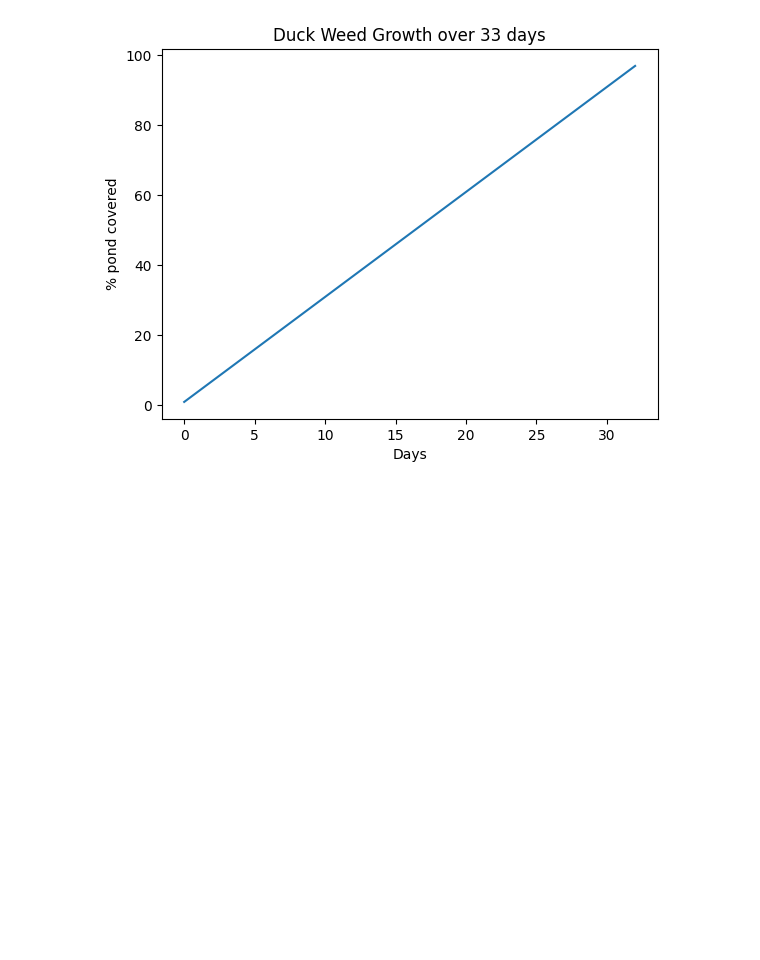
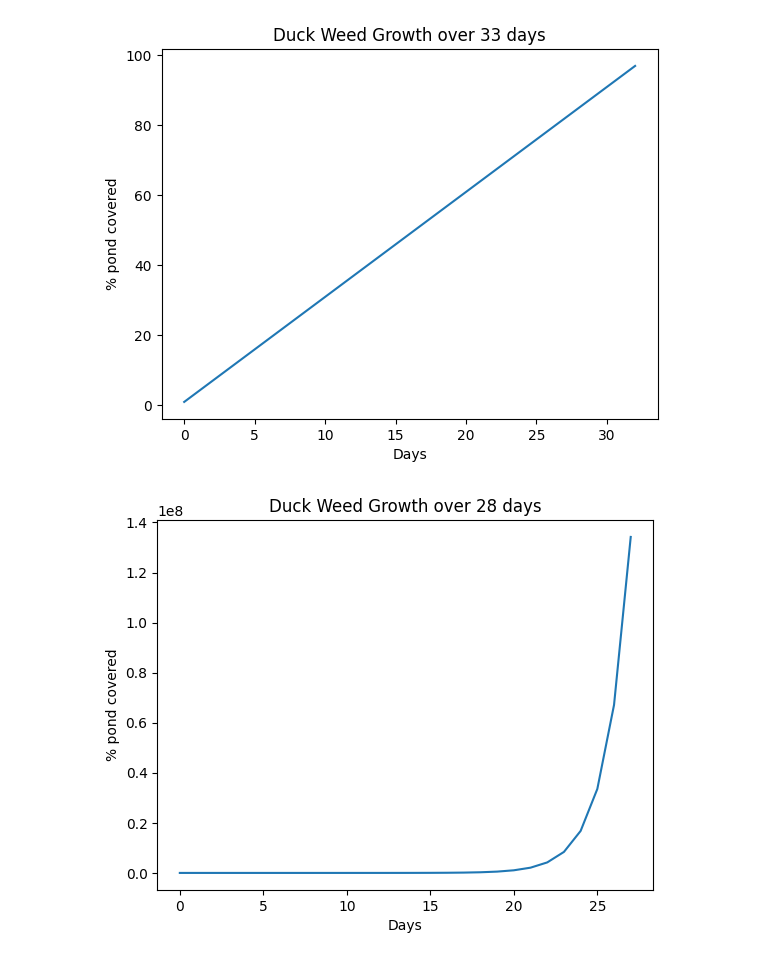
Before and after one commit to kwatra-sanchit/cap-comp215, a Jupyter notebook: lessons/week01-models.ipynb, the cells around one changed output. Drawn from its saved outputs; the diff is of its cells as text; code cells hidden in the pictures; blank space fills up the shorter version.

```diff
--- a/lessons/week01-models.ipynb
+++ b/lessons/week01-models.ipynb
@@ -46,3 +46,21 @@ ax.plot(days, pct_cover)
 plt.show()
 # %% [output]
 [figure]
+# %%
+n_days = 28
+days = range(n_days)
+pct_cover = [1]
+
+for day in days[:n_days-1]:
+  pct_cover.append(pct_cover[day]*2)
+
+fig, ax = plt.subplots()
+ax.set(
+    title=f'Duck Weed Growth over {len(days)} days',
+    xlabel='Days',
+    ylabel='% pond covered',
+)
+ax.plot(days, pct_cover)
+plt.show()
+# %% [output]
+[figure, added]
```
